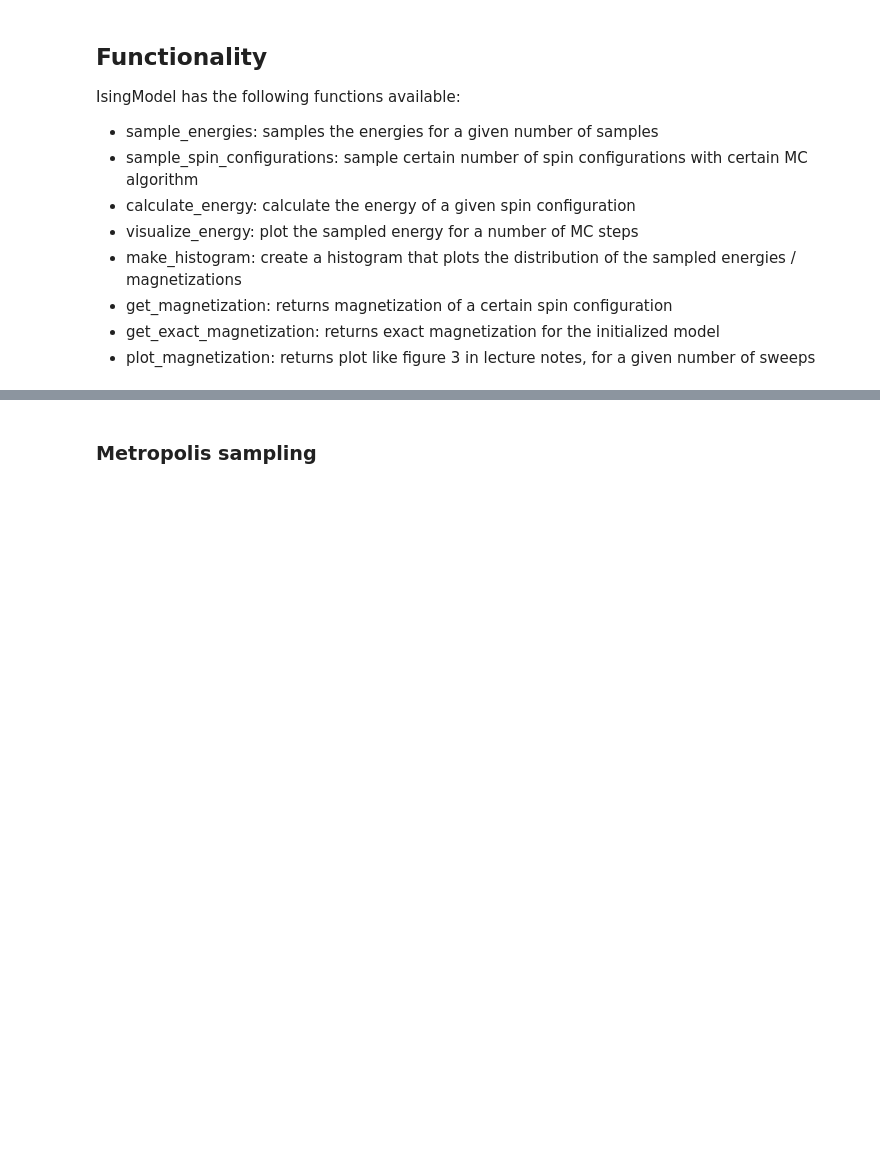
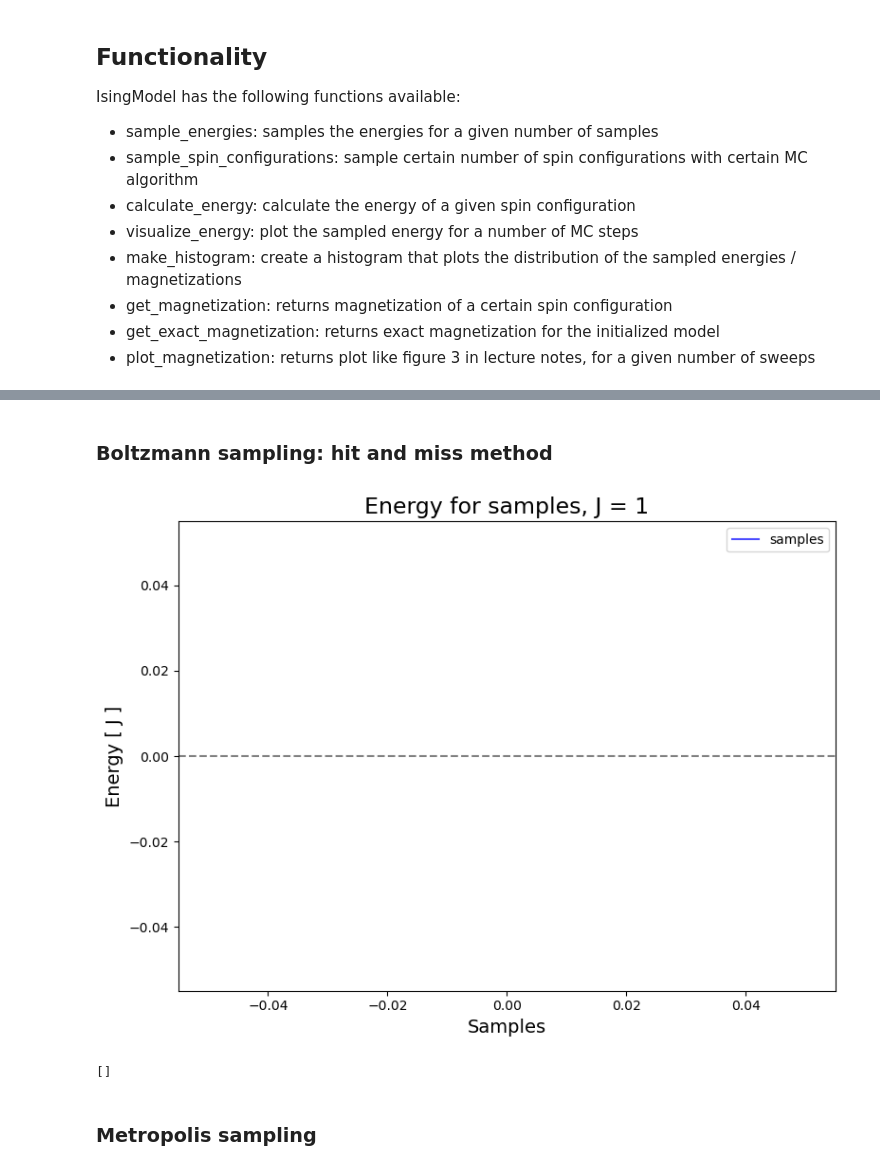
Before and after one commit to BertDepoorter/Monte-Carlo-Methods, a Jupyter notebook: ex _7_8_ IsingModel.ipynb, the cells around one changed output, grey strips where cells are left out. Cells and saved outputs as stored; diff of their text form; code cells hidden in the pictures; blank space fills up the shorter version.

```diff
--- a/ex _7_8_ IsingModel.ipynb
+++ b/ex _7_8_ IsingModel.ipynb
@@ -30,6 +33,30 @@ energies = model.sample_energies(num_samples)
 model.visualize_energy(energies)
 # %%
 model.make_histogram(energies, normalize=True)
+# %% [markdown]
+### Boltzmann sampling: hit and miss method
+# %%
+# initialize Boltzmann model
+
+N=10
+
+model_hit_and_miss = IsingModel(
+    N,
+    T = 0.5,
+    boundary_condition = 'helical',
+    sampling_method = 'hit and miss'
+)
+# %%
+num_samples = 10000
+
+energies = model_hit_and_miss.sample_energies(num_samples)
+model_hit_and_miss.visualize_energy(energies)
+# %% [output]
+[figure, added]
+# %%
+print(energies)
+# %% [output]
+[]
 # %% [markdown]
 ### Metropolis sampling
 # %%
```
Also changed, not shown: parts of 10 cells of this notebook, 3 other files.
